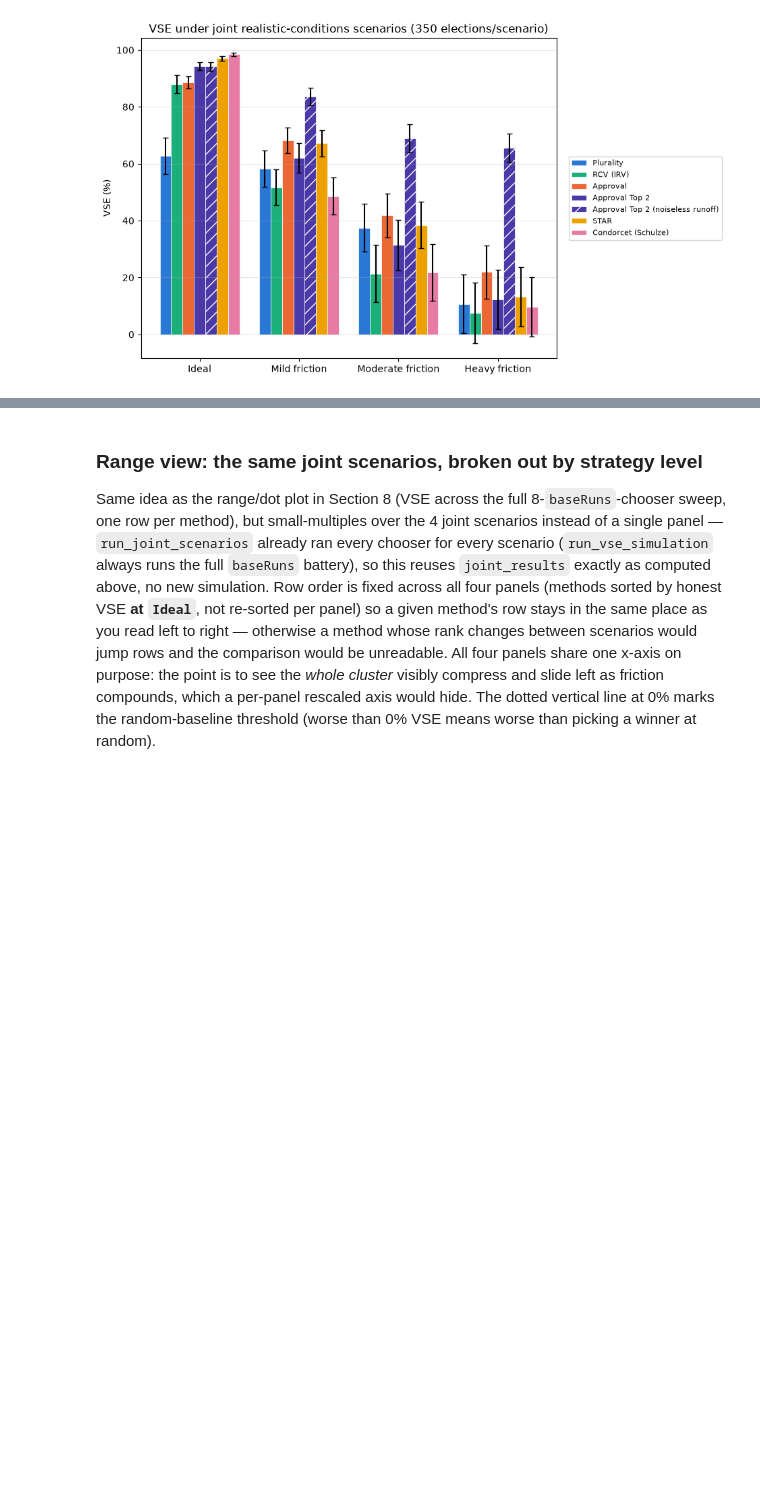
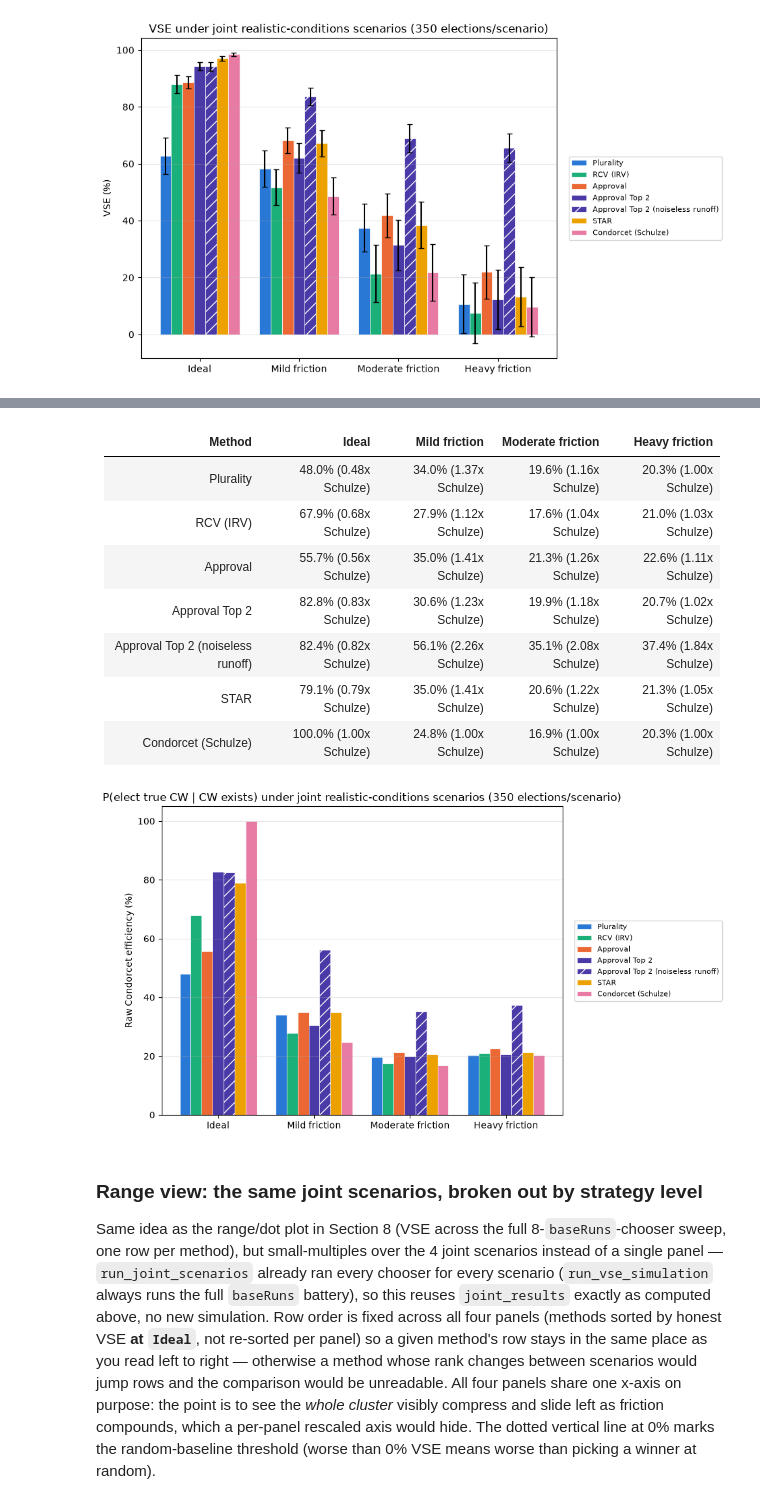
Before and after one commit to eigentaylor/vse-sim, a Jupyter notebook: notebooks/vse_checkpoint1.ipynb, the cells around one changed output, grey strips where cells are left out. Saved outputs shown, nothing was run; the diff lists cells and outputs as text; code cells hidden in the pictures; blank space fills up the shorter version.

```diff
--- a/notebooks/vse_checkpoint1.ipynb
+++ b/notebooks/vse_checkpoint1.ipynb
@@ -2516,26 +2765,30 @@ JOINT_SCENARIOS = {
     "Moderate friction":  {"epistemic_t": 0.7,  "awareness_l": 0.7,  "fatigue_l": 0.7},
     "Heavy friction":     {"epistemic_t": 0.5,  "awareness_l": 0.5,  "fatigue_l": 0.5},
 }
-JOINT_NITER = 350  # only 4 runs total here (vs. Section 14's 18), so we can afford tighter CIs
+JOINT_NITER = 350  # only 4 runs total here (vs. Section 15's 18), so we can afford tighter CIs
 
 
 def run_joint_scenarios(labels, scenarios, niter):
     """scenarios: {scenario_name: {epistemic_t, awareness_l, fatigue_l}} (missing keys default
-    to 1.0). Returns {scenario_name: {(label, chooser): (mean, ci)}} -- same shape sweep_methods
-    returns, just keyed by scenario name instead of a swept parameter value."""
+    to 1.0). Returns (results_by_scenario, ce_by_scenario), each {scenario_name: {(label,
+    chooser): ...}} -- same shape sweep_methods returns, just keyed by scenario name instead of
+    a swept parameter value. results_by_scenario holds (mean, ci) VSE pairs; ce_by_scenario
+    holds raw Condorcet efficiency (checkpoint-4 addition)."""
     methods_subset = [(label, METHODS_LOOKUP[label]) for label in labels]
     results_by_scenario = {}
+    ce_by_scenario = {}
     for name, params in scenarios.items():
         kwargs = dict(epistemic_t=1.0, awareness_l=1.0, fatigue_l=1.0)
         kwargs.update(params)
-        summary = run_vse_simulation(MODEL, methods_subset, NVOT, NCAND, niter,
+        summary, ce_raw = run_vse_simulation(MODEL, methods_subset, NVOT, NCAND, niter,
                                       CHOOSER_FUNS, MEDIA, **kwargs)
         results_by_scenario[name] = reduce_to_mean_ci(summary)
+        ce_by_scenario[name] = reduce_to_ce(ce_raw, results_by_scenario[name].keys())
         print(f"{name} done")
-    return results_by_scenario
+    return results_by_scenario, ce_by_scenario
 
 
-joint_results = run_joint_scenarios(COMPARE_LABELS, JOINT_SCENARIOS, JOINT_NITER)
+joint_results, joint_ce_results = run_joint_scenarios(COMPARE_LABELS, JOINT_SCENARIOS, JOINT_NITER)
 # %% [output]
 Ideal done
 Mild friction done
@@ -2588,3 +2848,48 @@ plt.show()
+# %%
+_joint_ce_table_lines = ["| Method | " + " | ".join(_scenario_names) + " |",
+                         "|---|" + "---|" * len(_scenario_names)]
+for label in COMPARE_LABELS:
+    row = [label]
+    for name in _scenario_names:
+        raw = joint_ce_results[name].get((label, "honBallot"))
+        rel = relative_ce(joint_ce_results[name]).get((label, "honBallot"))
+        raw_str = "n/a" if raw is None or raw != raw else f"{raw * 100:.1f}%"
+        rel_str = "" if rel is None else f" ({rel:.2f}x Schulze)"
+        row.append(raw_str + rel_str)
+    _joint_ce_table_lines.append("| " + " | ".join(row) + " |")
+display(Markdown("\n".join(_joint_ce_table_lines)))
+
+# Grouped bar chart: one group per scenario, one bar per method -- same layout as the VSE
+# version above, but raw Condorcet efficiency instead of VSE (no error bars: CE has no CI
+# computed here, unlike the VSE accumulator's mean/variance tracking).
+fig, ax = plt.subplots(figsize=(9.5, 5.5))
+for i, label in enumerate(COMPARE_LABELS):
+    ces = [
+        (joint_ce_results[name].get((label, "honBallot")) or float("nan")) * 100
+        for name in _scenario_names
+    ]
+    hatch = "//" if "noiseless runoff" in label else None
+    ax.bar(_x + i * _bar_width, ces, _bar_width,
+           color=METHOD_COLORS[label], hatch=hatch, label=label, edgecolor="white", linewidth=0.5)
+ax.set_xticks(_x + _bar_width * (_n_labels - 1) / 2)
+ax.set_xticklabels(_scenario_names)
+ax.set_ylabel("Raw Condorcet efficiency (%)")
+ax.set_title(f"P(elect true CW | CW exists) under joint realistic-conditions scenarios ({JOINT_NITER} elections/scenario)")
+ax.legend(fontsize=8, loc="center left", bbox_to_anchor=(1.02, 0.5))
+ax.grid(True, axis="y", alpha=0.3)
+plt.tight_layout()
+plt.show()
+# %% [output]
+| Method | Ideal | Mild friction | Moderate friction | Heavy friction |
+|---|---|---|---|---|
+| Plurality | 48.0% (0.48x Schulze) | 34.0% (1.37x Schulze) | 19.6% (1.16x Schulze) | 20.3% (1.00x Schulze) |
+| RCV (IRV) | 67.9% (0.68x Schulze) | 27.9% (1.12x Schulze) | 17.6% (1.04x Schulze) | 21.0% (1.03x Schulze) |
+| Approval | 55.7% (0.56x Schulze) | 35.0% (1.41x Schulze) | 21.3% (1.26x Schulze) | 22.6% (1.11x Schulze) |
+| Approval Top 2 | 82.8% (0.83x Schulze) | 30.6% (1.23x Schulze) | 19.9% (1.18x Schulze) | 20.7% (1.02x Schulze) |
+| Approval Top 2 (noiseless runoff) | 82.4% (0.82x Schulze) | 56.1% (2.26x Schulze) | 35.1% (2.08x Schulze) | 37.4% (1.84x Schulze) |
+| STAR | 79.1% (0.79x Schulze) | 35.0% (1.41x Schulze) | 20.6% (1.22x Schulze) | 21.3% (1.05x Schulze) |
+| Condorcet (Schulze) | 100.0% (1.00x Schulze) | 24.8% (1.00x Schulze) | 16.9% (1.00x Schulze) | 20.3% (1.00x Schulze) |
+[figure, added]
 # %% [markdown]
 ### Range view: the same joint scenarios, broken out by strategy level
 
```
Also changed, not shown: parts of 28 cells of this notebook.
